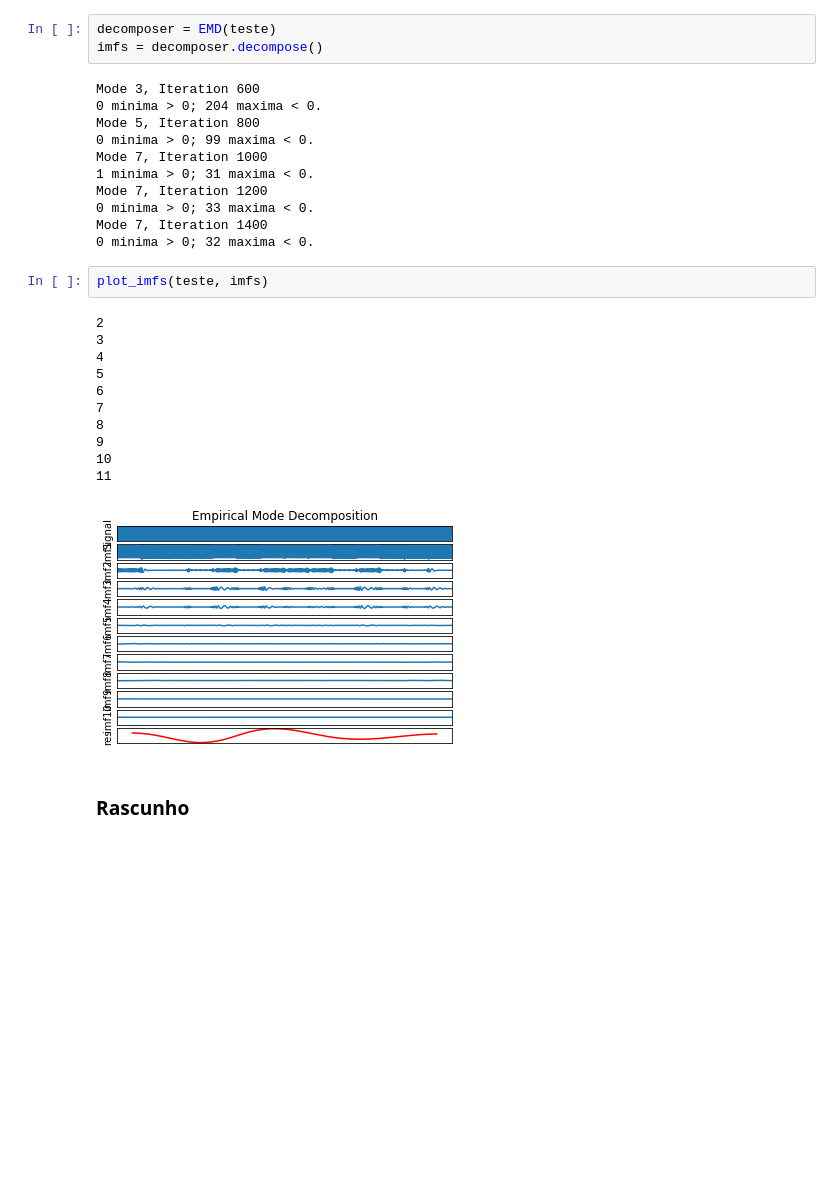
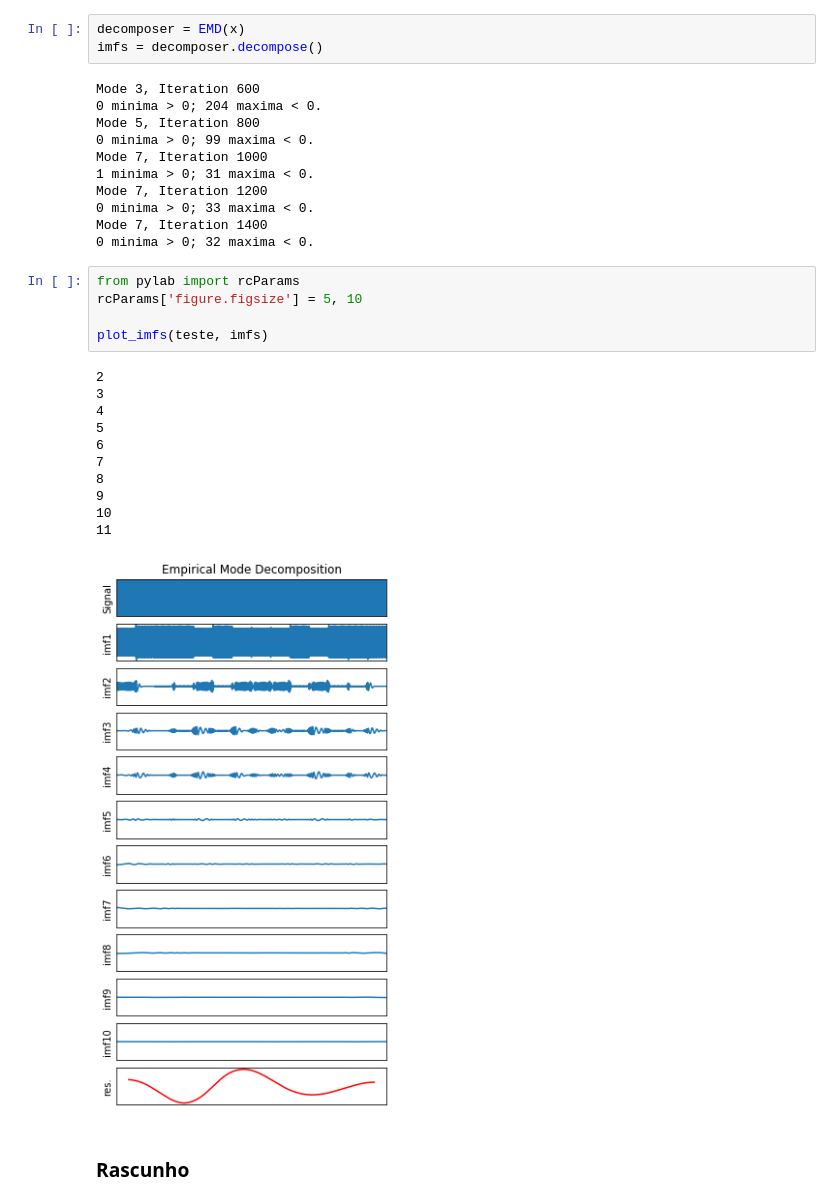
Before and after one commit to fernandascovino/FGV_Numerical_Analysis, a Jupyter notebook: project/Huang_Hilbert_transform_project4.ipynb, the cells around one changed output. Drawn from its saved outputs; the diff is of its cells as text; blank space fills up the shorter version.

```diff
--- a/project/Huang_Hilbert_transform_project4.ipynb
+++ b/project/Huang_Hilbert_transform_project4.ipynb
@@ -295,7 +360,7 @@ sum(h_t == 0)
 # %% [markdown]
 ### Utopia
 # %%
-decomposer = EMD(teste)
+decomposer = EMD(x)
 imfs = decomposer.decompose()
 # %% [output]
 Mode 3, Iteration 600
@@ -308,20 +373,23 @@ Mode 7, Iteration 1200
 0 minima > 0; 33 maxima < 0.
 Mode 7, Iteration 1400
 0 minima > 0; 32 maxima < 0.
-# %%
-plot_imfs(teste, imfs)
-# %% [output]
-2
-3
-4
-5
-6
-7
-8
-9
-10
-11
-[figure, removed]
+# %%
+from pylab import rcParams
+rcParams['figure.figsize'] = 5, 10
+
+plot_imfs(teste, imfs)
+# %% [output]
+2
+3
+4
+5
+6
+7
+8
+9
+10
+11
+[figure, added]
 # %% [markdown]
 ### Rascunho
 # %%
```
Also changed, not shown: parts of 31 cells of this notebook.
